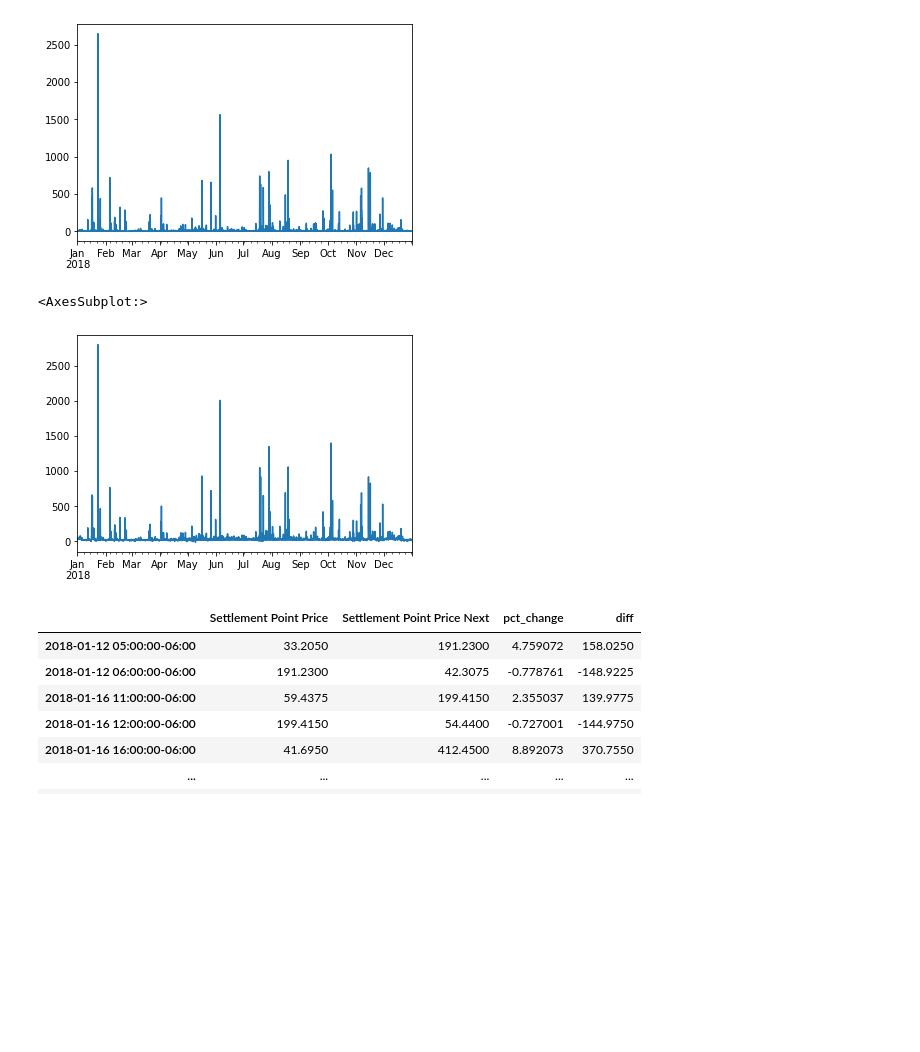
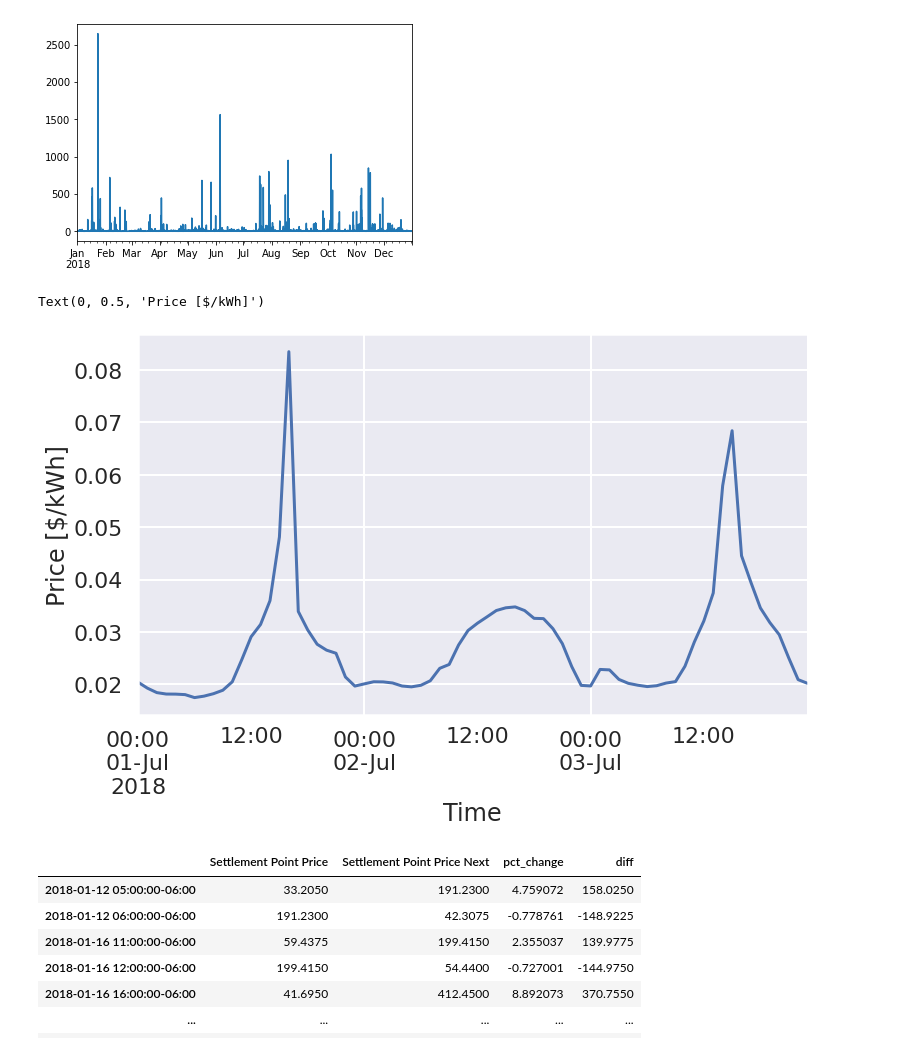
Before and after one commit to dshen109/6-484-proj, a Jupyter notebook: scripts/price-and-weather-comparison.ipynb, the cells around one changed output. Saved outputs shown, nothing was run; the diff lists cells and outputs as text; code cells hidden in the pictures; blank space fills up the shorter version.

```diff
--- a/scripts/price-and-weather-comparison.ipynb
+++ b/scripts/price-and-weather-comparison.ipynb
@@ -2,6 +2,8 @@
 import numpy as np
 import pandas as pd
 import matplotlib.pyplot as plt
+import seaborn as sns
+sns.set('poster')
 
 from deep_hvac.util import NsrdbReader
 from deep_hvac import postprocess
@@ -37,10 +39,13 @@ prices_2018['diff'].abs().plot()
 <AxesSubplot:>
 [figure]
 # %%
-prices_2018['Settlement Point Price'].plot()
+(prices_2018['Settlement Point Price'] / 1000).loc[
+    '2018-07-01':'2018-07-03'].plot(figsize=(12, 7))
+plt.xlabel('Time')
+plt.ylabel('Price [$/kWh]')
 # %% [output]
-<AxesSubplot:>
+Text(0, 0.5, 'Price [$/kWh]')
-[figure, old version]
+[figure, new version]
 # %%
 prices_2018.loc[prices_2018['diff'].abs() > 50]
 # %% [output]
```
Also changed, not shown: 11 other files.
